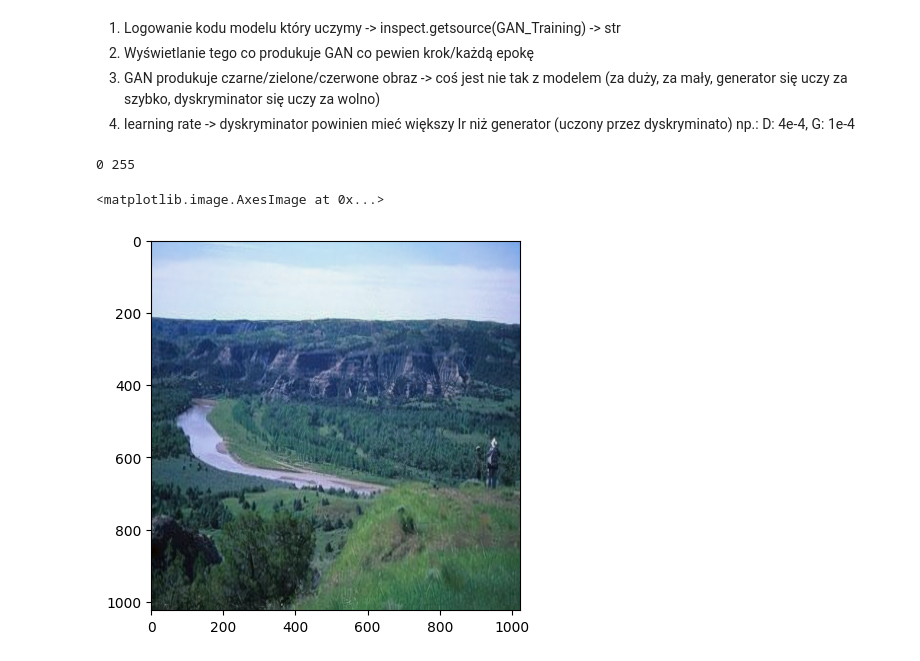
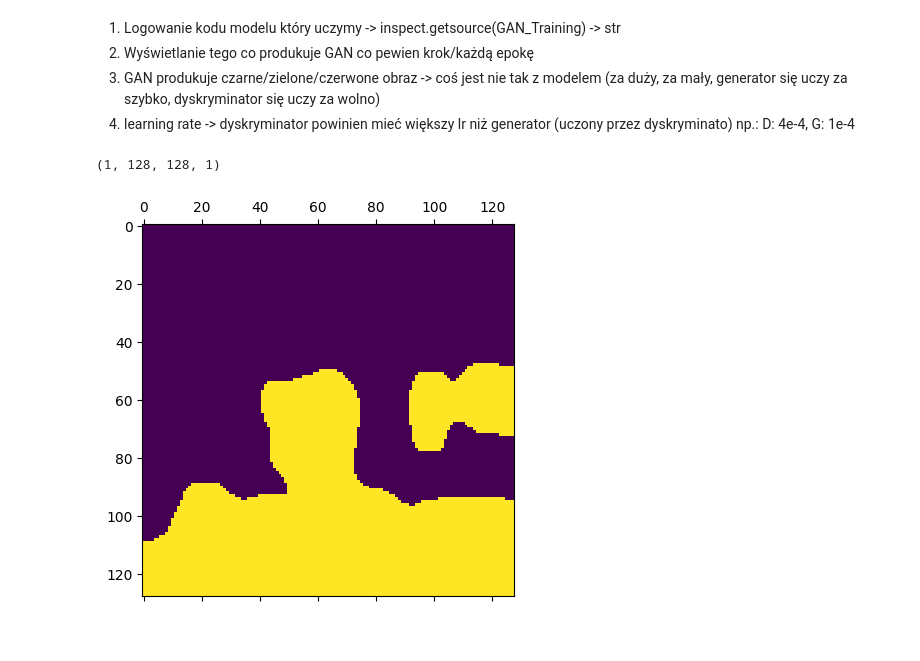
Before and after one commit to adriankucharski/RealisticImageGenerator, a Jupyter notebook: tutorial.ipynb, the cells around one changed output. Saved outputs shown, nothing was run; the diff lists cells and outputs as text; code cells hidden in the pictures.

```diff
--- a/tutorial.ipynb
+++ b/tutorial.ipynb
@@ -175,21 +162,36 @@ for epoch in range(5):
 2. Wyświetlanie tego co produkuje GAN co pewien krok/każdą epokę
 3. GAN produkuje czarne/zielone/czerwone obraz -> coś jest nie tak z modelem (za duży, za mały, generator się uczy za szybko, dyskryminator się uczy za wolno)
 4. learning rate -> dyskryminator powinien mieć większy lr niż generator (uczony przez dyskryminato) np.: D: 4e-4, G: 1e-4
-# %%
-from model.srgan import generator
-from model import resolve_single
-from skimage import io
-
-model = generator()
-model.load_weights('srgan_model/gan_generator.h5')
-lr = io.imread(r'data\ADE20K\images_256\ADE_train_00000004.png')
-print(lr.min(), lr.max())
-sr = resolve_single(model, lr)
-# %% [output]
-0 255
-# %%
-import matplotlib.pyplot as plt
-plt.imshow(sr)
-# %% [output]
-<matplotlib.image.AxesImage at 0x...>
-[figure, removed]
+# %%
+from transformers import SegformerFeatureExtractor, SegformerForSemanticSegmentation
+from skimage import io, transform, color
+import requests
+import numpy as np
+import matplotlib.pyplot as plt
+from glob import glob
+from typing import List
+from dataset import parse_csv
+from tqdm import tqdm
+import matplotlib.pyplot as plt
+feature_extractor = SegformerFeatureExtractor.from_pretrained("nvidia/segformer-b0-finetuned-ade-512-512")
+model = SegformerForSemanticSegmentation.from_pretrained("nvidia/segformer-b0-finetuned-ade-512-512")
+
+
+def image_to_mask(images, model, feature_extractor) -> List[np.ndarray]:
+    inputs = feature_extractor(images=images, return_tensors="pt")
+    outputs = model(**inputs)
+    logits = outputs.logits
+    data: np.ndarray = np.array(logits.detach().numpy()).transpose((0, 2, 3, 1))
+    image_mask = np.argmax(data, axis=-1, keepdims=True)
+    return image_mask.astype(np.uint8)
+# %%
+from nvidia_model import mask_preprocess
+
+lr = io.imread(r'data\lhq_256\images\0000013.png')
+ms = image_to_mask([lr], model, feature_extractor)
+print(ms.shape)
+plt.matshow(mask_preprocess(ms[0]))
+plt.show()
+# %% [output]
+(1, 128, 128, 1)
+[figure, added]
```
Also changed, not shown: parts of 4 cells of this notebook, 5 other files.
